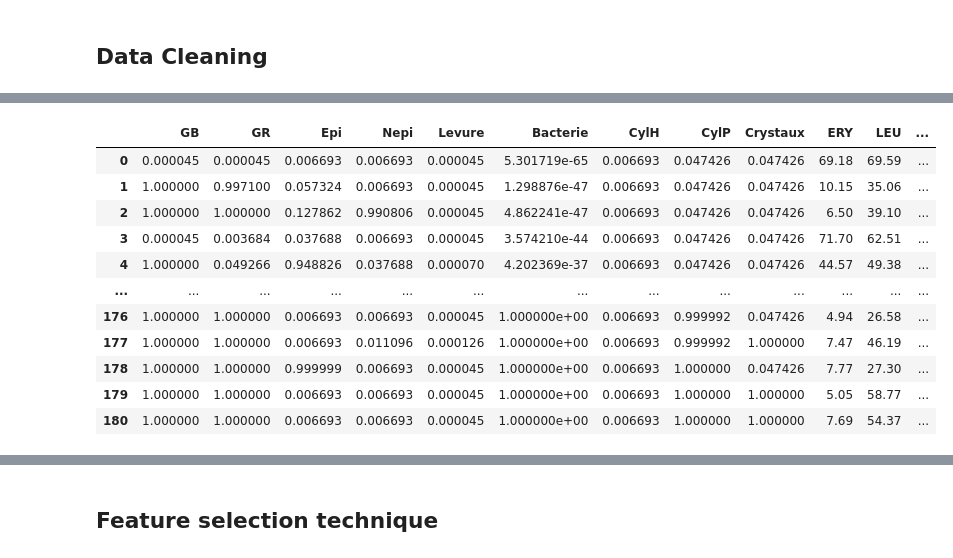
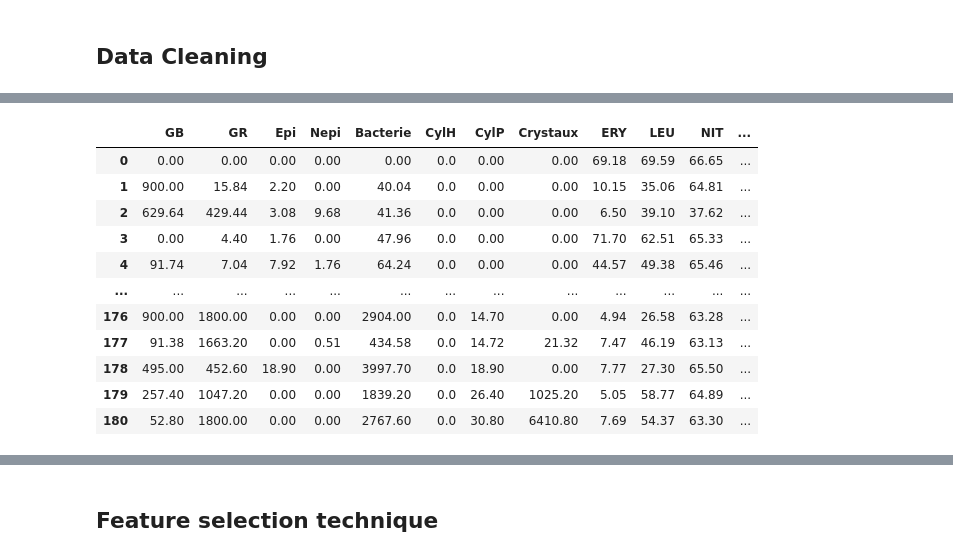
Before and after one commit to Toucan4Life/MicroBioGrowth, a Jupyter notebook: Solver.ipynb, the cells around one changed output, grey strips where cells are left out. Saved outputs shown, nothing was run; the diff lists cells and outputs as text; code cells hidden in the pictures.

```diff
--- a/Solver.ipynb
+++ b/Solver.ipynb
@@ -2,61 +2,47 @@
 ## Data Cleaning
 # %%
 import pandas as pd
-from sklearn.decomposition import PCA
 import matplotlib.pyplot as plt
 from sklearn import preprocessing
 from sklearn.impute import SimpleImputer
-import numpy as np
 
 #Load file
-dataframe = pd.read_csv("data.csv", delimiter=";")
+rawDataframe = pd.read_csv("data.csv", delimiter=";")
 
-print(f"We got {len(dataframe)} rows and {len(dataframe.columns)} columns")
+print(f"We got {len(rawDataframe)} rows and {len(rawDataframe.columns)} columns")
 
 #Extract Data
 features = pd.DataFrame()
 
-#todo : arrondir a la valeur
-dataframe.loc[dataframe['CRP    '].str.startswith('<'),'CRP    ']=0
-dataframe=dataframe.iloc[:,[2,4,6,8,10,12,14,16,18,21,24,26,28,30,33,35,37,41,42,43]]
-#Treat string data as NaN
+dataframe=rawDataframe.iloc[:,[2,4,6,8,12,14,16,18,21,24,26,28,30,33,37,41,43]]
 pd.options.mode.chained_assignment = None
 
+#Treat string data as NaN
 for col in dataframe:
     dataframe[col]=pd.to_numeric(dataframe[col], errors='coerce')
 
-#Replace NaN by mean value
-#remove sigmoid
-#remove CK
-#remove glocuse ur chaines
-#remove proteine ur chaines
-#keep ery and ph of same wavelentgh
-#remove CRP
-#use median for SG
-#test to remove 1 from SG
+#Replace NaN by median value
 imp = SimpleImputer(missing_values=pd.NA, strategy='median')
 dataframe=pd.DataFrame(imp.fit_transform(dataframe))
-features['GB'] = 1 / (1 + np.exp(-(dataframe.iloc[:,0] - 10)))
-features['GR'] = 1 / (1 + np.exp(-(dataframe.iloc[:,1] - 10)))
-features['Epi'] = 1 / (1 + np.exp(-(dataframe.iloc[:,2] - 5)))
-features['Nepi'] = 1 / (1 + np.exp(-(dataframe.iloc[:,3] - 5)))
-features['Levure'] = 1 / (1 + np.exp(-(dataframe.iloc[:,4] - 10))) # to be removed
-features['Bacterie'] = 1 / (1 + np.exp(-(dataframe.iloc[:,5] - 148)))
-features['CylH'] = 1 / (1 + np.exp(-(dataframe.iloc[:,6] - 5)))
-features['CylP'] = 1 / (1 + np.exp(-(dataframe.iloc[:,7] - 3)))
-features['Crystaux'] = 1 / (1 + np.exp(-(dataframe.iloc[:,8] - 3))) #to try on / off
-features['ERY'] = dataframe.iloc[:,9]
-features['LEU'] = dataframe.iloc[:,10]
-features['NIT'] = 1 / (1 + np.exp(-(dataframe.iloc[:,11] - 60.2)))
-features['KET'] = dataframe.iloc[:,12]
-features['GLU'] = dataframe.iloc[:,13]
-features['PRO'] = dataframe.iloc[:,14]
-features['Prote'] = dataframe.iloc[:,15]
-features['PH'] = dataframe.iloc[:,16]
-features['SG'] = dataframe.iloc[:,17]
-features['CRP'] = dataframe.iloc[:,18]
-features['target'] = dataframe.iloc[:,19]
-scaledFeatures = pd.DataFrame(preprocessing.scale(features),columns = features.columns)
+
+features['GB'] = dataframe.iloc[:,0]
+features['GR'] = dataframe.iloc[:,1]
+features['Epi'] = dataframe.iloc[:,2]
+features['Nepi'] = dataframe.iloc[:,3]
+features['Bacterie'] = dataframe.iloc[:,4]
+features['CylH'] = dataframe.iloc[:,5]
+features['CylP'] =dataframe.iloc[:,6]
+features['Crystaux'] =dataframe.iloc[:,7]
+features['ERY'] = dataframe.iloc[:,8]
+features['LEU'] = dataframe.iloc[:,9]
+features['NIT'] = dataframe.iloc[:,10]
+features['KET'] = dataframe.iloc[:,11]
+features['GLU'] = dataframe.iloc[:,12]
+features['PRO'] = dataframe.iloc[:,13]
+features['PH'] = dataframe.iloc[:,14]
+features['SG'] = dataframe.iloc[:,15]
+features['target'] = dataframe.iloc[:,16]
+print(f"We will work with {len(features)} rows and {len(features.columns)} columns")
 features
 # %% [output]
 We got 181 rows and 52 columns
@@ -63,12 +50,12 @@ We got 181 rows and 52 columns
-|  | GB | GR | Epi | Nepi | Levure | Bacterie | CylH | CylP | Crystaux | ERY | LEU | ... |
-| 0 | 0.000045 | 0.000045 | 0.006693 | 0.006693 | 0.000045 | 5.301719e-65 | 0.006693 | 0.047426 | 0.047426 | 69.18 | 69.59 | ... |
-| 1 | 1.000000 | 0.997100 | 0.057324 | 0.006693 | 0.000045 | 1.298876e-47 | 0.006693 | 0.047426 | 0.047426 | 10.15 | 35.06 | ... |
-| 2 | 1.000000 | 1.000000 | 0.127862 | 0.990806 | 0.000045 | 4.862241e-47 | 0.006693 | 0.047426 | 0.047426 | 6.50 | 39.10 | ... |
-| 3 | 0.000045 | 0.003684 | 0.037688 | 0.006693 | 0.000045 | 3.574210e-44 | 0.006693 | 0.047426 | 0.047426 | 71.70 | 62.51 | ... |
-| 4 | 1.000000 | 0.049266 | 0.948826 | 0.037688 | 0.000070 | 4.202369e-37 | 0.006693 | 0.047426 | 0.047426 | 44.57 | 49.38 | ... |
+|  | GB | GR | Epi | Nepi | Bacterie | CylH | CylP | Crystaux | ERY | LEU | NIT | ... |
+| 0 | 0.00 | 0.00 | 0.00 | 0.00 | 0.00 | 0.0 | 0.00 | 0.00 | 69.18 | 69.59 | 66.65 | ... |
+| 1 | 900.00 | 15.84 | 2.20 | 0.00 | 40.04 | 0.0 | 0.00 | 0.00 | 10.15 | 35.06 | 64.81 | ... |
+| 2 | 629.64 | 429.44 | 3.08 | 9.68 | 41.36 | 0.0 | 0.00 | 0.00 | 6.50 | 39.10 | 37.62 | ... |
+| 3 | 0.00 | 4.40 | 1.76 | 0.00 | 47.96 | 0.0 | 0.00 | 0.00 | 71.70 | 62.51 | 65.33 | ... |
+| 4 | 91.74 | 7.04 | 7.92 | 1.76 | 64.24 | 0.0 | 0.00 | 0.00 | 44.57 | 49.38 | 65.46 | ... |
 | ... | ... | ... | ... | ... | ... | ... | ... | ... | ... | ... | ... | ... |
-| 176 | 1.000000 | 1.000000 | 0.006693 | 0.006693 | 0.000045 | 1.000000e+00 | 0.006693 | 0.999992 | 0.047426 | 4.94 | 26.58 | ... |
-| 177 | 1.000000 | 1.000000 | 0.006693 | 0.011096 | 0.000126 | 1.000000e+00 | 0.006693 | 0.999992 | 1.000000 | 7.47 | 46.19 | ... |
-| 178 | 1.000000 | 1.000000 | 0.999999 | 0.006693 | 0.000045 | 1.000000e+00 | 0.006693 | 1.000000 | 0.047426 | 7.77 | 27.30 | ... |
-| 179 | 1.000000 | 1.000000 | 0.006693 | 0.006693 | 0.000045 | 1.000000e+00 | 0.006693 | 1.000000 | 1.000000 | 5.05 | 58.77 | ... |
-| 180 | 1.000000 | 1.000000 | 0.006693 | 0.006693 | 0.000045 | 1.000000e+00 | 0.006693 | 1.000000 | 1.000000 | 7.69 | 54.37 | ... |
+| 176 | 900.00 | 1800.00 | 0.00 | 0.00 | 2904.00 | 0.0 | 14.70 | 0.00 | 4.94 | 26.58 | 63.28 | ... |
+| 177 | 91.38 | 1663.20 | 0.00 | 0.51 | 434.58 | 0.0 | 14.72 | 21.32 | 7.47 | 46.19 | 63.13 | ... |
+| 178 | 495.00 | 452.60 | 18.90 | 0.00 | 3997.70 | 0.0 | 18.90 | 0.00 | 7.77 | 27.30 | 65.50 | ... |
+| 179 | 257.40 | 1047.20 | 0.00 | 0.00 | 1839.20 | 0.0 | 26.40 | 1025.20 | 5.05 | 58.77 | 64.89 | ... |
+| 180 | 52.80 | 1800.00 | 0.00 | 0.00 | 2767.60 | 0.0 | 30.80 | 6410.80 | 7.69 | 54.37 | 63.30 | ... |
```
Also changed, not shown: parts of 26 cells of this notebook, 1 other file.
